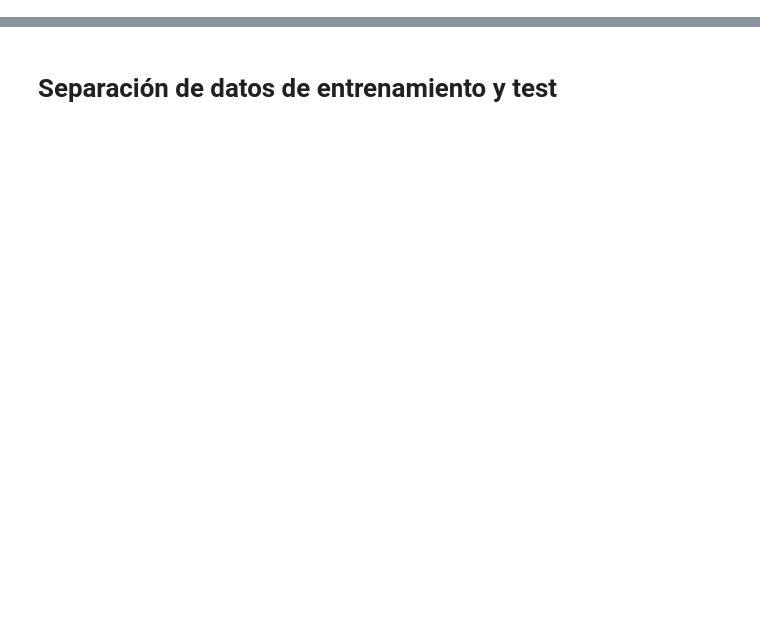
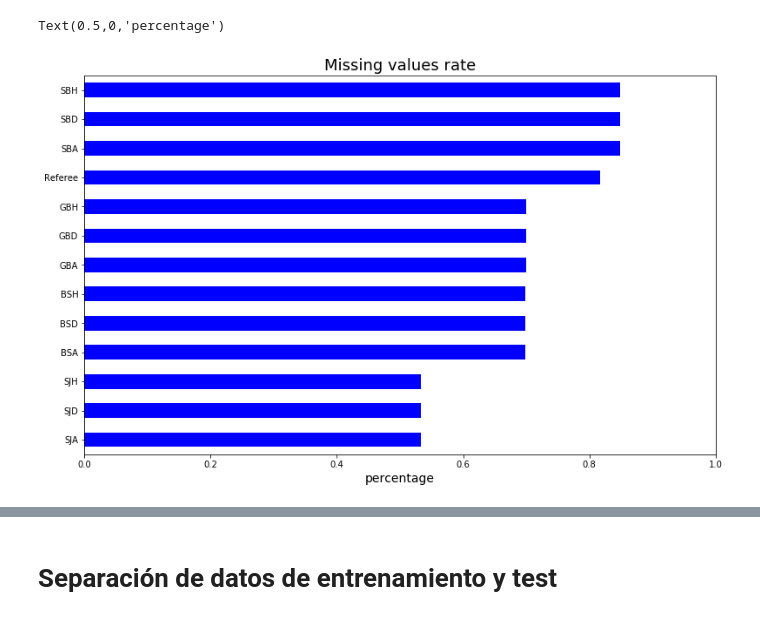
Before and after one commit to JoanMartin/UIB-MasterInBigData, a Jupyter notebook: Statistical-Learning-and-Decision-Making/football_prediction/football_prediction.ipynb, the cells around one changed output, grey strips where cells are left out. Saved outputs shown, nothing was run; the diff lists cells and outputs as text; code cells hidden in the pictures; blank space fills up the shorter version.

```diff
--- a/Statistical-Learning-and-Decision-Making/football_prediction/football_prediction.ipynb
+++ b/Statistical-Learning-and-Decision-Making/football_prediction/football_prediction.ipynb
@@ -35,0 +47,11 @@ df_football.shape
+# %%
+null_data = df_football.isnull().mean()
+
+plt.figure(figsize = (13, 8))
+null_data[null_data >= 0.3].sort_values().plot.barh(color = 'blue')
+plt.xlim(xmax = 1)
+plt.title("Missing values rate", fontsize = 18)
+plt.xlabel("percentage", fontsize = 14)
+# %% [output]
+Text(0.5,0,'percentage')
+[figure, added]
```
Also changed, not shown: parts of 40 cells of this notebook, 42 other files.
